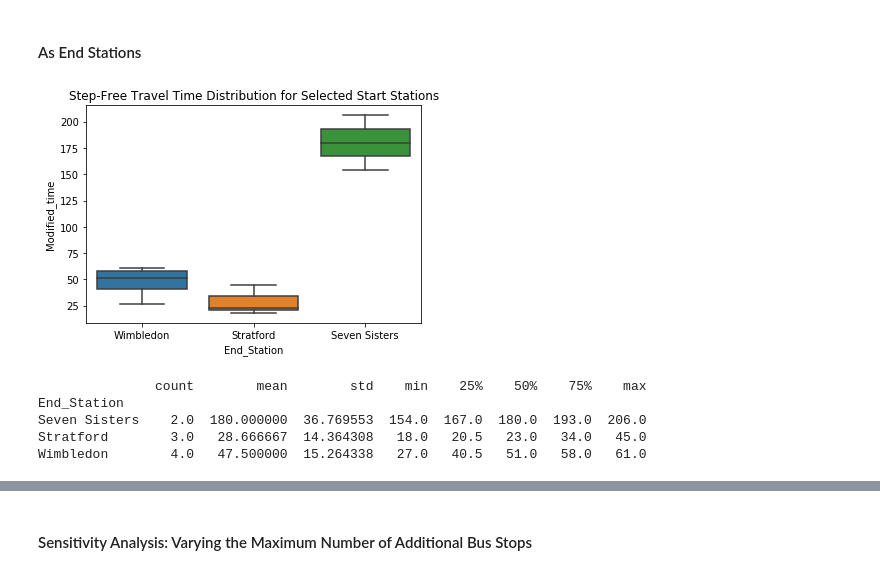
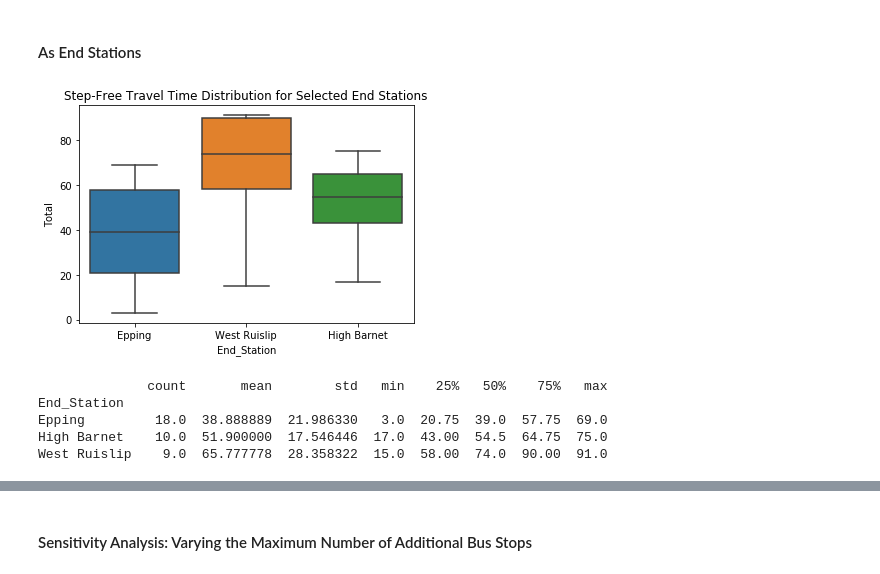
Before and after one commit to Weicher233/Capstone, a Jupyter notebook: Monte_Carlo_P-median_withnotes2.0.ipynb, the cells around one changed output, grey strips where cells are left out. Cells and saved outputs as stored; diff of their text form; code cells hidden in the pictures.

```diff
--- a/Monte_Carlo_P-median_withnotes2.0.ipynb
+++ b/Monte_Carlo_P-median_withnotes2.0.ipynb
@@ -475,0 +813,13 @@ def suggest_new_bus_stops_from_od_total(df_od, max_new_stops = 3, min_total_thre
+# %%
+df_od = pd.read_csv("frequent_routes_final_new.csv")
+fac = load_facility_table("FINISH_station_facility.xlsx")
+
+best_stops, match_report = suggest_new_bus_stops_from_od_total(
+    df_od,
+    facility_df=fac,
+    max_new_stops=3,
+    min_total_threshold=45,
+    fuzzy_cutoff=85,
+    keep_unmatched=True,
+    keep_condition="no_lift"
+)
@@ -479,8 +835,2 @@ The dataset `final_complete_accessible_routes.csv` was generated using the Jupyt
 
 The scraping was necessary because Google Maps API does not support querying wheelchair-accessible options directly. The output of the notebook forms the basis for the final accessibility-based stop optimization.
-# %%
-df_od = pd.read_csv("final_complete_accessible_routes.csv")
-entry_stations = df_entries["Station"].dropna().unique()
-exit_stations = df_exits["Station"].dropna().unique()
-G = build_graph_from_links(df_links, entry_stations, exit_stations)
-suggest_new_bus_stops_from_od_total(df_od, max_new_stops = 3, min_total_threshold = 30)
@@ -521,17 +856,17 @@ This suggests that Stratford and Wimbledon tend to be inefficient origin points
 # %% [markdown]
 #### As End Stations
 # %%
-sns.boxplot(data=df_od[df_od["End_Station"].isin(["Wimbledon", "Seven Sisters", "Stratford"])],
-            x="End_Station", y="Modified_time")
-plt.title("Step-Free Travel Time Distribution for Selected Start Stations")
+sns.boxplot(data=df_od[df_od["End_Station"].isin(['Epping', 'High Barnet', 'West Ruislip'])],
+            x="End_Station", y="Total")
+plt.title("Step-Free Travel Time Distribution for Selected End Stations")
 plt.show()
 
-df_focus = df_od[df_od["End_Station"].isin(["Wimbledon", "Seven Sisters", "Stratford"])]
-print(df_focus.groupby("End_Station")["Modified_time"].describe())
+df_focus = df_od[df_od["End_Station"].isin(['Epping', 'High Barnet', 'West Ruislip'])]
+print(df_focus.groupby("End_Station")["Total"].describe())
 # %% [output]
-[figure, old version]
+[figure, new version]
-               count        mean        std    min    25%    50%    75%    max
+              count       mean        std   min    25%   50%    75%   max
 End_Station
-Seven Sisters    2.0  180.000000  36.769553  154.0  167.0  180.0  193.0  206.0
-Stratford        3.0   28.666667  14.364308   18.0   20.5   23.0   34.0   45.0
-Wimbledon        4.0   47.500000  15.264338   27.0   40.5   51.0   58.0   61.0
+Epping         18.0  38.888889  21.986330   3.0  20.75  39.0  57.75  69.0
+High Barnet    10.0  51.900000  17.546446  17.0  43.00  54.5  64.75  75.0
+West Ruislip    9.0  65.777778  28.358322  15.0  58.00  74.0  90.00  91.0
```
Also changed, not shown: parts of 35 cells of this notebook.
